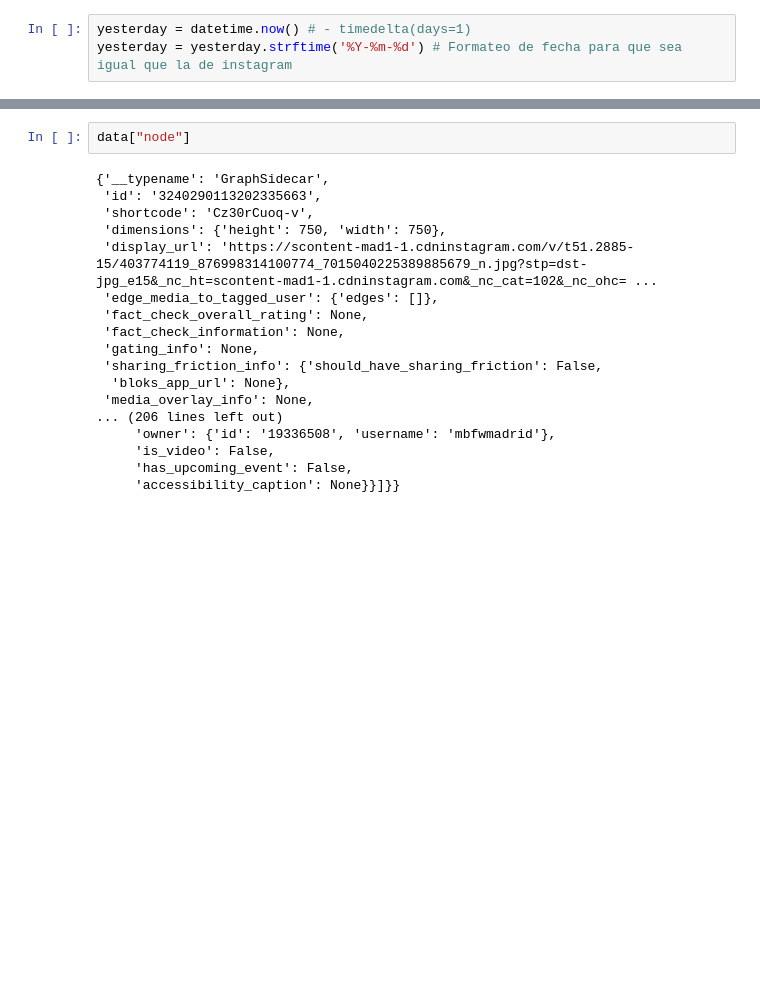
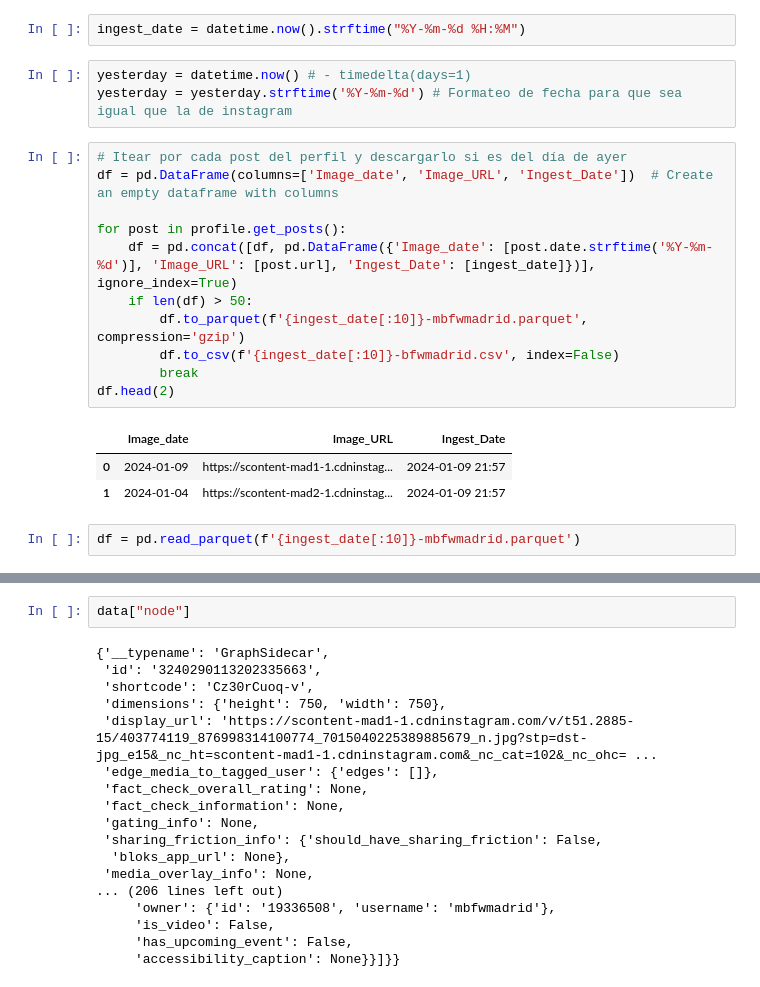
Before and after one commit to kinteiro/TrendAi, a Jupyter notebook: test.ipynb, the cells around one changed output, grey strips where cells are left out. Drawn from its saved outputs; the diff is of its cells as text; blank space fills up the shorter version.

Commit message:
Created a dataframe with the iteration of the urls, exported to parquet

```diff
--- a/test.ipynb
+++ b/test.ipynb
@@ -12,6 +14,25 @@ import json
 Variable con Perfil de usuario
 # %%
 profile = Profile.from_username(L.context, "mbfwmadrid")
+# %%
+ingest_date = datetime.now().strftime("%Y-%m-%d %H:%M")
 # %%
 yesterday = datetime.now() # - timedelta(days=1)
 yesterday = yesterday.strftime('%Y-%m-%d') # Formateo de fecha para que sea igual que la de instagram
+# %%
+# Itear por cada post del perfil y descargarlo si es del día de ayer
+df = pd.DataFrame(columns=['Image_date', 'Image_URL', 'Ingest_Date'])  # Create an empty dataframe with columns
+
+for post in profile.get_posts():
+    df = pd.concat([df, pd.DataFrame({'Image_date': [post.date.strftime('%Y-%m-%d')], 'Image_URL': [post.url], 'Ingest_Date': [ingest_date]})], ignore_index=True)
+    if len(df) > 50:
+        df.to_parquet(f'{ingest_date[:10]}-mbfwmadrid.parquet', compression='gzip')
+        df.to_csv(f'{ingest_date[:10]}-bfwmadrid.csv', index=False)
+        break
+df.head(2)
+# %% [output]
+|  | Image_date | Image_URL | Ingest_Date |
+| 0 | 2024-01-09 | https://scontent-mad1-1.cdninstag... | 2024-01-09 21:57 |
+| 1 | 2024-01-04 | https://scontent-mad2-1.cdninstag... | 2024-01-09 21:57 |
+# %%
+df = pd.read_parquet(f'{ingest_date[:10]}-mbfwmadrid.parquet')
```
Also changed, not shown: parts of 6 cells of this notebook, 3 other files.
